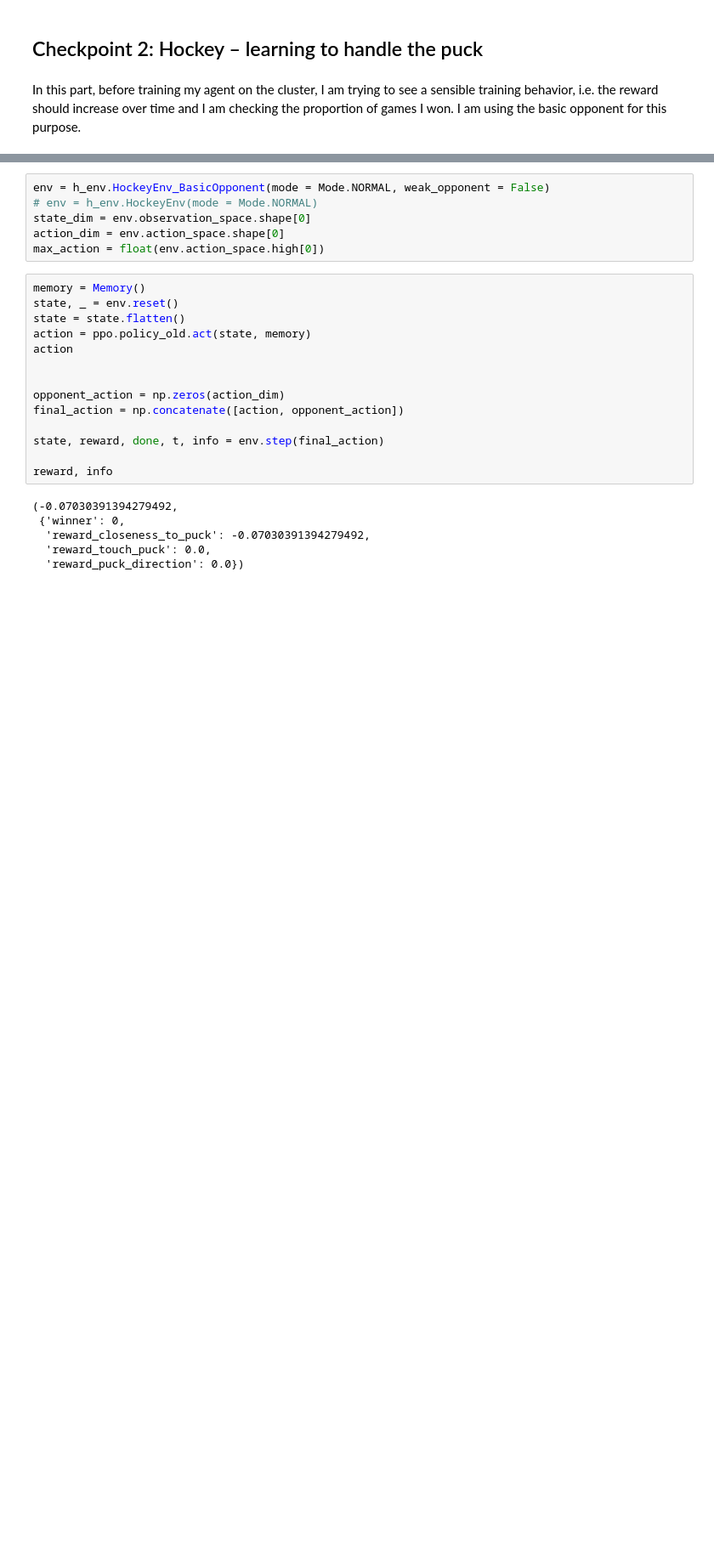
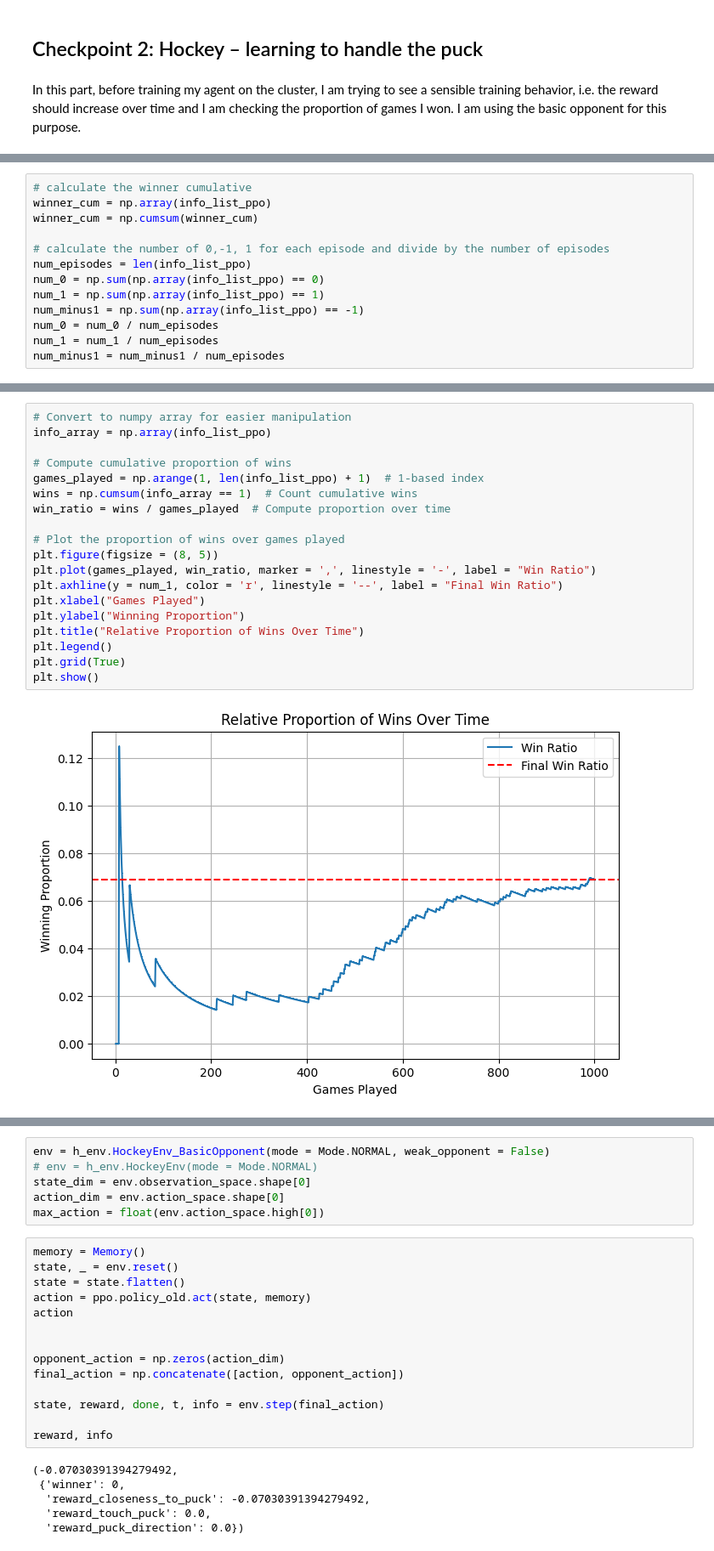
Before and after one commit to kimmizi/PuckAI, a Jupyter notebook: exp/KI_PPO_final_project.ipynb, the cells around one changed output, grey strips where cells are left out. Shown at 85% size. Cells and saved outputs as stored; diff of their text form; blank space fills up the shorter version.

```diff
--- a/exp/KI_PPO_final_project.ipynb
+++ b/exp/KI_PPO_final_project.ipynb
@@ -446,0 +554,13 @@ from KI_PPO_ppg2 import PPO_2
+# %%
+# calculate the winner cumulative
+winner_cum = np.array(info_list_ppo)
+winner_cum = np.cumsum(winner_cum)
+
+# calculate the number of 0,-1, 1 for each episode and divide by the number of episodes
+num_episodes = len(info_list_ppo)
+num_0 = np.sum(np.array(info_list_ppo) == 0)
+num_1 = np.sum(np.array(info_list_ppo) == 1)
+num_minus1 = np.sum(np.array(info_list_ppo) == -1)
+num_0 = num_0 / num_episodes
+num_1 = num_1 / num_episodes
+num_minus1 = num_minus1 / num_episodes
@@ -446,0 +571,21 @@ from KI_PPO_ppg2 import PPO_2
+# %%
+# Convert to numpy array for easier manipulation
+info_array = np.array(info_list_ppo)
+
+# Compute cumulative proportion of wins
+games_played = np.arange(1, len(info_list_ppo) + 1)  # 1-based index
+wins = np.cumsum(info_array == 1)  # Count cumulative wins
+win_ratio = wins / games_played  # Compute proportion over time
+
+# Plot the proportion of wins over games played
+plt.figure(figsize = (8, 5))
+plt.plot(games_played, win_ratio, marker = ',', linestyle = '-', label = "Win Ratio")
+plt.axhline(y = num_1, color = 'r', linestyle = '--', label = "Final Win Ratio")
+plt.xlabel("Games Played")
+plt.ylabel("Winning Proportion")
+plt.title("Relative Proportion of Wins Over Time")
+plt.legend()
+plt.grid(True)
+plt.show()
+# %% [output]
+[figure, added]
```
Also changed, not shown: parts of 25 cells of this notebook, 13 other files.
